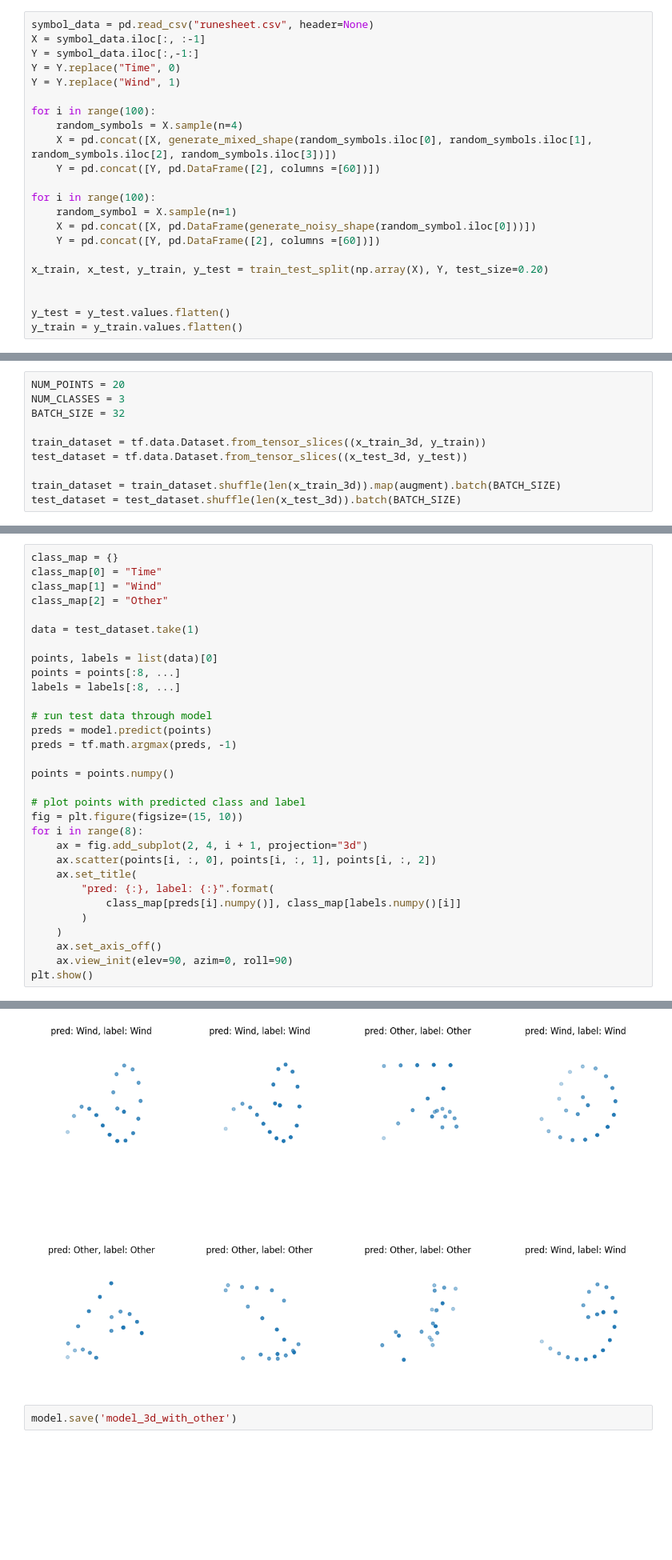
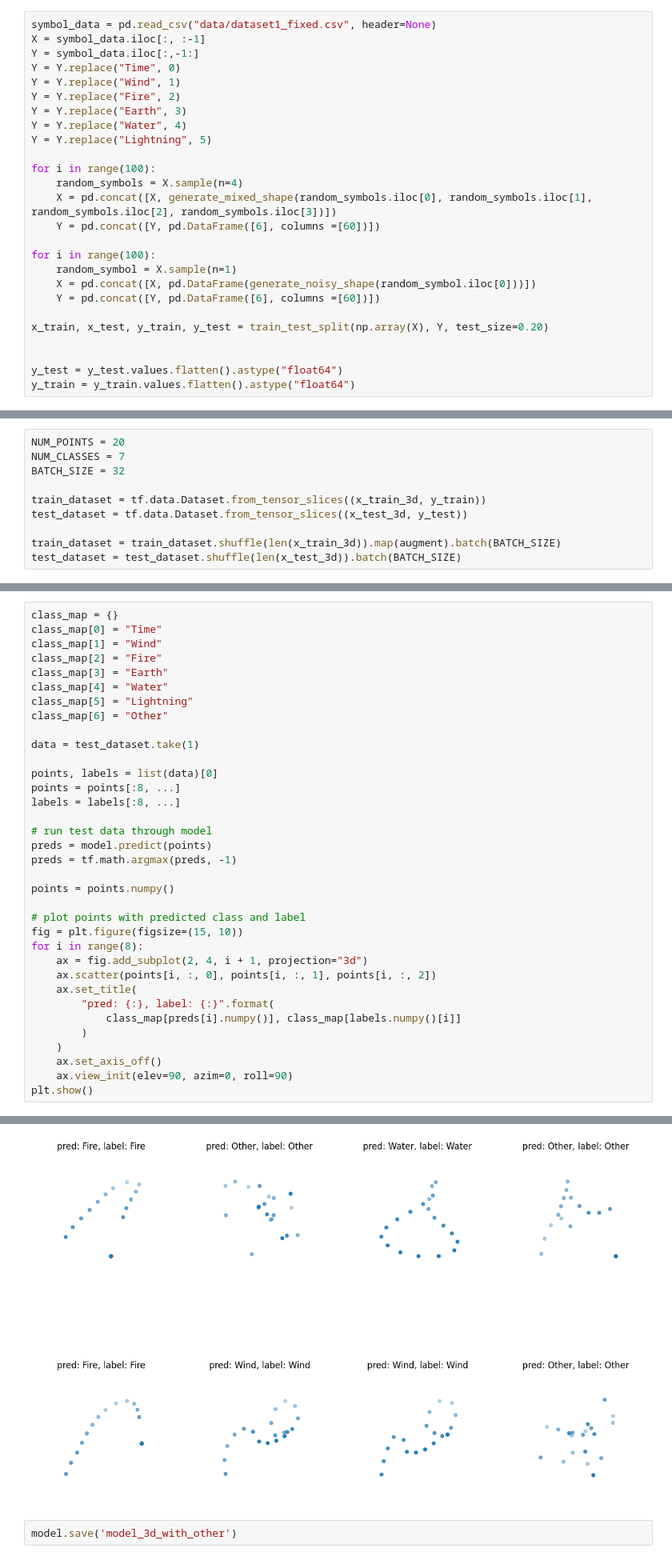
Before and after one commit to PeterHelf/SymbolClassifier, a Jupyter notebook: symbol_3d_model_creator.ipynb, the cells around one changed output, grey strips where cells are left out. Shown at 80% size. Saved outputs shown, nothing was run; the diff lists cells and outputs as text; blank space fills up the shorter version.

Commit message:
Add new dataset and update 3d_model to use it.

```diff
--- a/symbol_3d_model_creator.ipynb
+++ b/symbol_3d_model_creator.ipynb
@@ -25,27 +25,31 @@ def generate_noisy_shape(shape):
         noisyShape.append(val + uniform(-0.3, 0.3))
     return pd.DataFrame([noisyShape])
 # %%
-symbol_data = pd.read_csv("runesheet.csv", header=None)
+symbol_data = pd.read_csv("data/dataset1_fixed.csv", header=None)
 X = symbol_data.iloc[:, :-1]
 Y = symbol_data.iloc[:,-1:]
 Y = Y.replace("Time", 0)
 Y = Y.replace("Wind", 1)
+Y = Y.replace("Fire", 2)
+Y = Y.replace("Earth", 3)
+Y = Y.replace("Water", 4)
+Y = Y.replace("Lightning", 5)
 
 for i in range(100):
     random_symbols = X.sample(n=4)
     X = pd.concat([X, generate_mixed_shape(random_symbols.iloc[0], random_symbols.iloc[1], random_symbols.iloc[2], random_symbols.iloc[3])])
-    Y = pd.concat([Y, pd.DataFrame([2], columns =[60])])
+    Y = pd.concat([Y, pd.DataFrame([6], columns =[60])])
 
 for i in range(100):
     random_symbol = X.sample(n=1)
     X = pd.concat([X, pd.DataFrame(generate_noisy_shape(random_symbol.iloc[0]))])
-    Y = pd.concat([Y, pd.DataFrame([2], columns =[60])])
+    Y = pd.concat([Y, pd.DataFrame([6], columns =[60])])
 
 x_train, x_test, y_train, y_test = train_test_split(np.array(X), Y, test_size=0.20)
 
 
-y_test = y_test.values.flatten()
-y_train = y_train.values.flatten()
+y_test = y_test.values.flatten().astype("float64")
+y_train = y_train.values.flatten().astype("float64")
 # %%
 x_train_3d = [np.array(x_train[i]).reshape(-1, 3) for i in range(len(x_train))]
 x_test_3d = [np.array(x_test[i]).reshape(-1, 3) for i in range(len(x_test))]
@@ -91,7 +98,7 @@ def augment(points, label):
     return points, label
 # %%
 NUM_POINTS = 20
-NUM_CLASSES = 3
+NUM_CLASSES = 7
 BATCH_SIZE = 32
 
 train_dataset = tf.data.Dataset.from_tensor_slices((x_train_3d, y_train))
@@ -224,7 +231,11 @@ Epoch 20/20
 class_map = {}
 class_map[0] = "Time"
 class_map[1] = "Wind"
-class_map[2] = "Other"
+class_map[2] = "Fire"
+class_map[3] = "Earth"
+class_map[4] = "Water"
+class_map[5] = "Lightning"
+class_map[6] = "Other"
 
 data = test_dataset.take(1)
 
@@ -256,4 +267,4 @@ plt.show()
-[figure, old version]
+[figure, new version]
 # %%
 model.save('model_3d_with_other')
 # %% [output]
```
Also changed, not shown: parts of 8 cells of this notebook, 3 other files.
